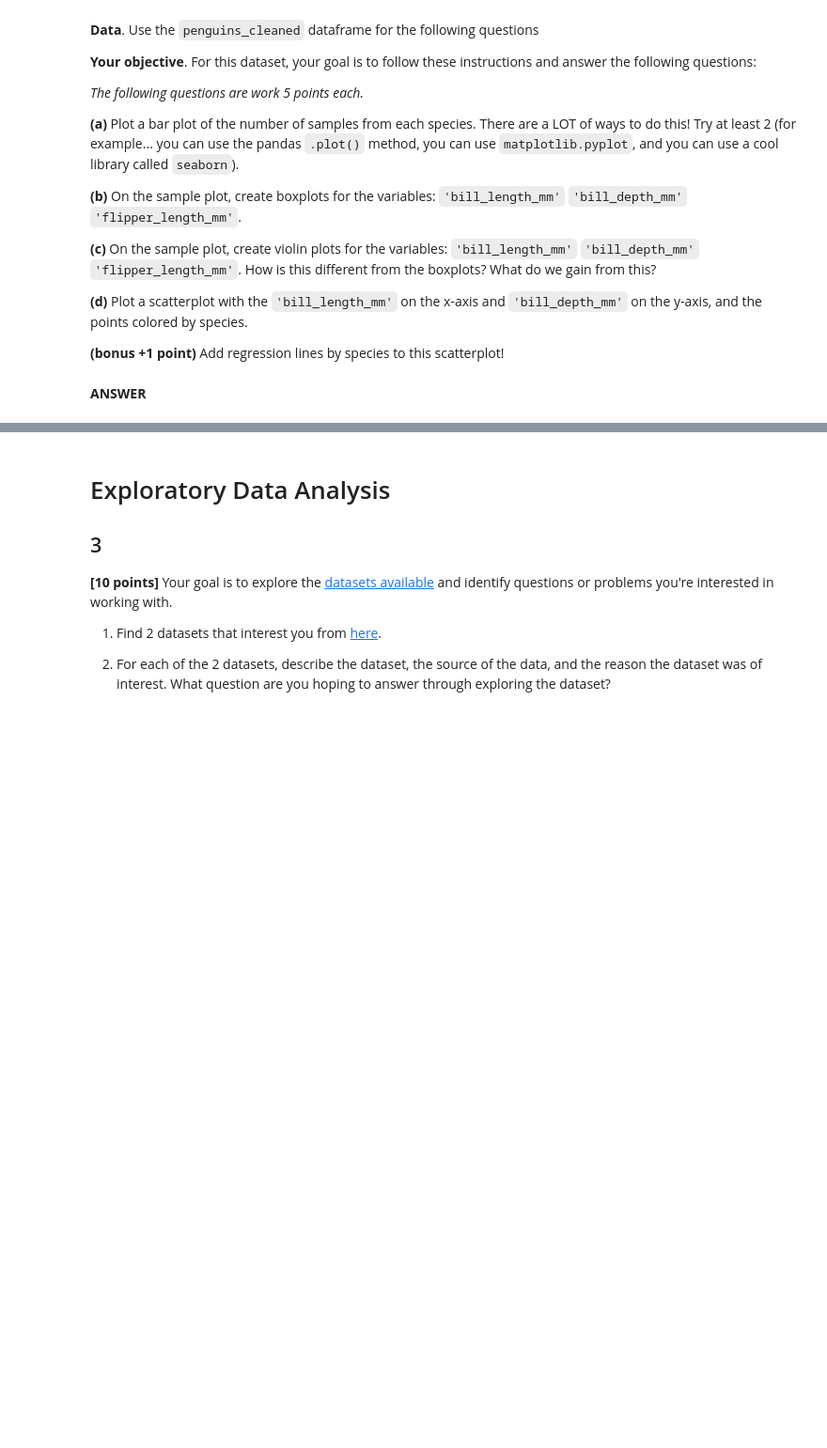
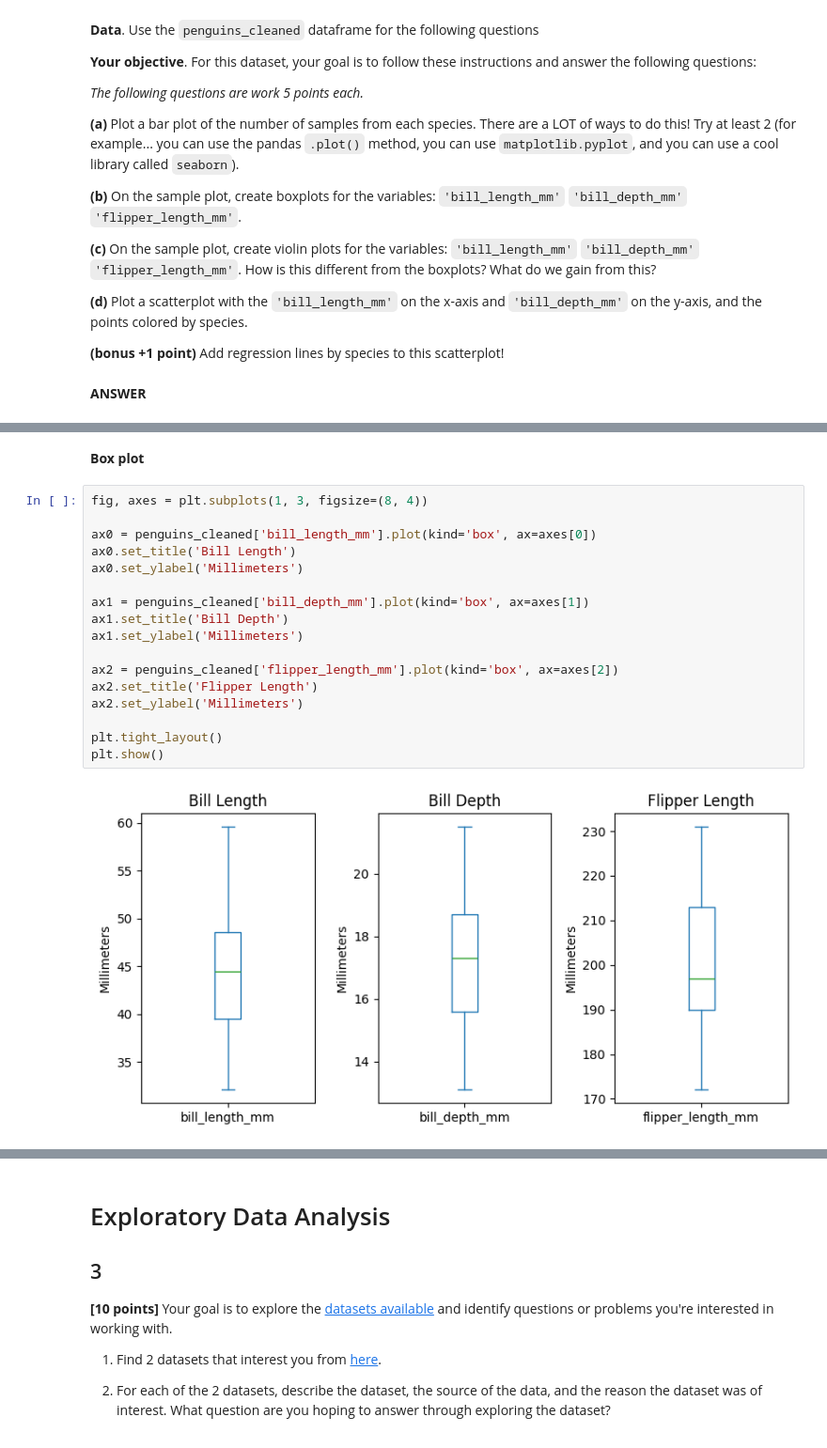
Before and after one commit to solangecdh3/assignments, a Jupyter notebook: assignments_1/assignment_1.ipynb, the cells around one changed output, grey strips where cells are left out. Shown at 94% size. Cells and saved outputs as stored; diff of their text form; blank space fills up the shorter version.

```diff
--- a/assignments_1/assignment_1.ipynb
+++ b/assignments_1/assignment_1.ipynb
@@ -296,0 +318,21 @@ _The following questions are work 5 points each._
+# %% [markdown]
+**Box plot**
+# %%
+fig, axes = plt.subplots(1, 3, figsize=(8, 4))
+
+ax0 = penguins_cleaned['bill_length_mm'].plot(kind='box', ax=axes[0])
+ax0.set_title('Bill Length')
+ax0.set_ylabel('Millimeters')
+
+ax1 = penguins_cleaned['bill_depth_mm'].plot(kind='box', ax=axes[1])
+ax1.set_title('Bill Depth')
+ax1.set_ylabel('Millimeters')
+
+ax2 = penguins_cleaned['flipper_length_mm'].plot(kind='box', ax=axes[2])
+ax2.set_title('Flipper Length')
+ax2.set_ylabel('Millimeters')
+
+plt.tight_layout()
+plt.show()
+# %% [output]
+[figure, added]
```
Also changed, not shown: parts of 9 cells of this notebook.
